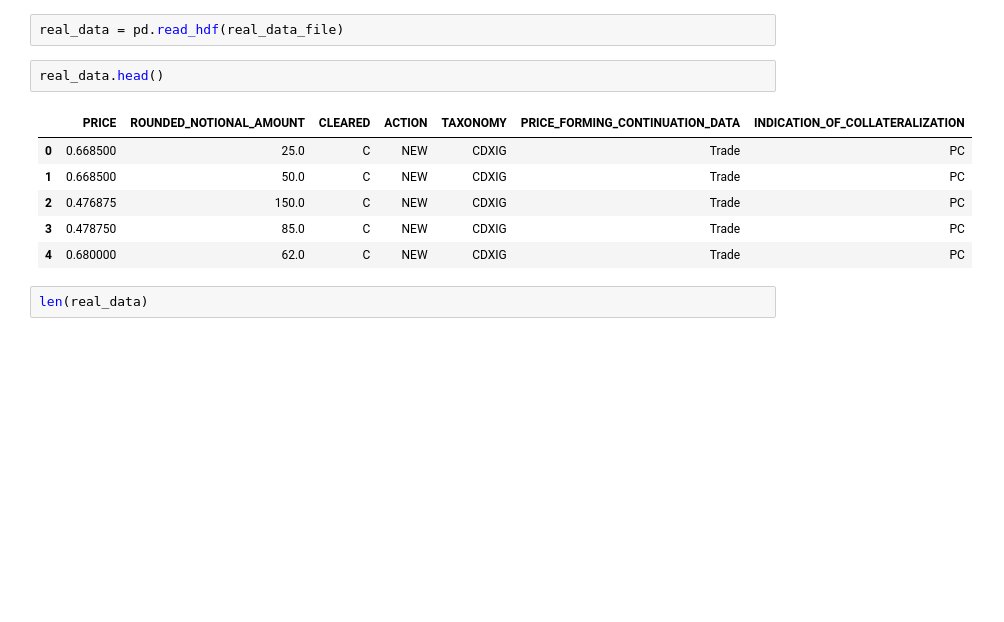
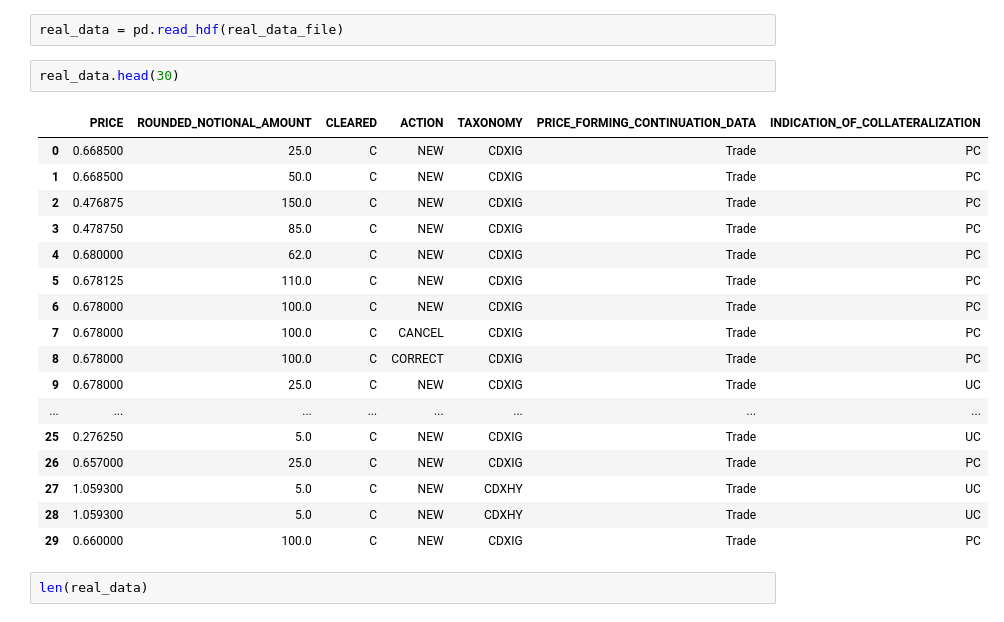
Before and after one commit to PhilippeFerreiraDeSousa/MixedSeqGAN, a Jupyter notebook: Analysis of results.ipynb, the cells around one changed output. Drawn from its saved outputs; the diff is of its cells as text; blank space fills up the shorter version.

```diff
--- a/Analysis of results.ipynb
+++ b/Analysis of results.ipynb
@@ -96,14 +97,25 @@ len(generated_data)
 # %%
 real_data = pd.read_hdf(real_data_file)
 # %%
-real_data.head()
+real_data.head(30)
 # %% [output]
 |  | PRICE | ROUNDED_NOTIONAL_AMOUNT | CLEARED | ACTION | TAXONOMY | PRICE_FORMING_CONTINUATION_DATA | INDICATION_OF_COLLATERALIZATION |
 | 0 | 0.668500 | 25.0 | C | NEW | CDXIG | Trade | PC |
 | 1 | 0.668500 | 50.0 | C | NEW | CDXIG | Trade | PC |
 | 2 | 0.476875 | 150.0 | C | NEW | CDXIG | Trade | PC |
 | 3 | 0.478750 | 85.0 | C | NEW | CDXIG | Trade | PC |
 | 4 | 0.680000 | 62.0 | C | NEW | CDXIG | Trade | PC |
+| 5 | 0.678125 | 110.0 | C | NEW | CDXIG | Trade | PC |
+| 6 | 0.678000 | 100.0 | C | NEW | CDXIG | Trade | PC |
+| 7 | 0.678000 | 100.0 | C | CANCEL | CDXIG | Trade | PC |
+| 8 | 0.678000 | 100.0 | C | CORRECT | CDXIG | Trade | PC |
+| 9 | 0.678000 | 25.0 | C | NEW | CDXIG | Trade | UC |
+| ... | ... | ... | ... | ... | ... | ... | ... |
+| 25 | 0.276250 | 5.0 | C | NEW | CDXIG | Trade | UC |
+| 26 | 0.657000 | 25.0 | C | NEW | CDXIG | Trade | PC |
+| 27 | 1.059300 | 5.0 | C | NEW | CDXHY | Trade | UC |
+| 28 | 1.059300 | 5.0 | C | NEW | CDXHY | Trade | UC |
+| 29 | 0.660000 | 100.0 | C | NEW | CDXIG | Trade | PC |
 # %%
 len(real_data)
 # %% [output]
```
Also changed, not shown: parts of 16 cells of this notebook, 1 other file.
